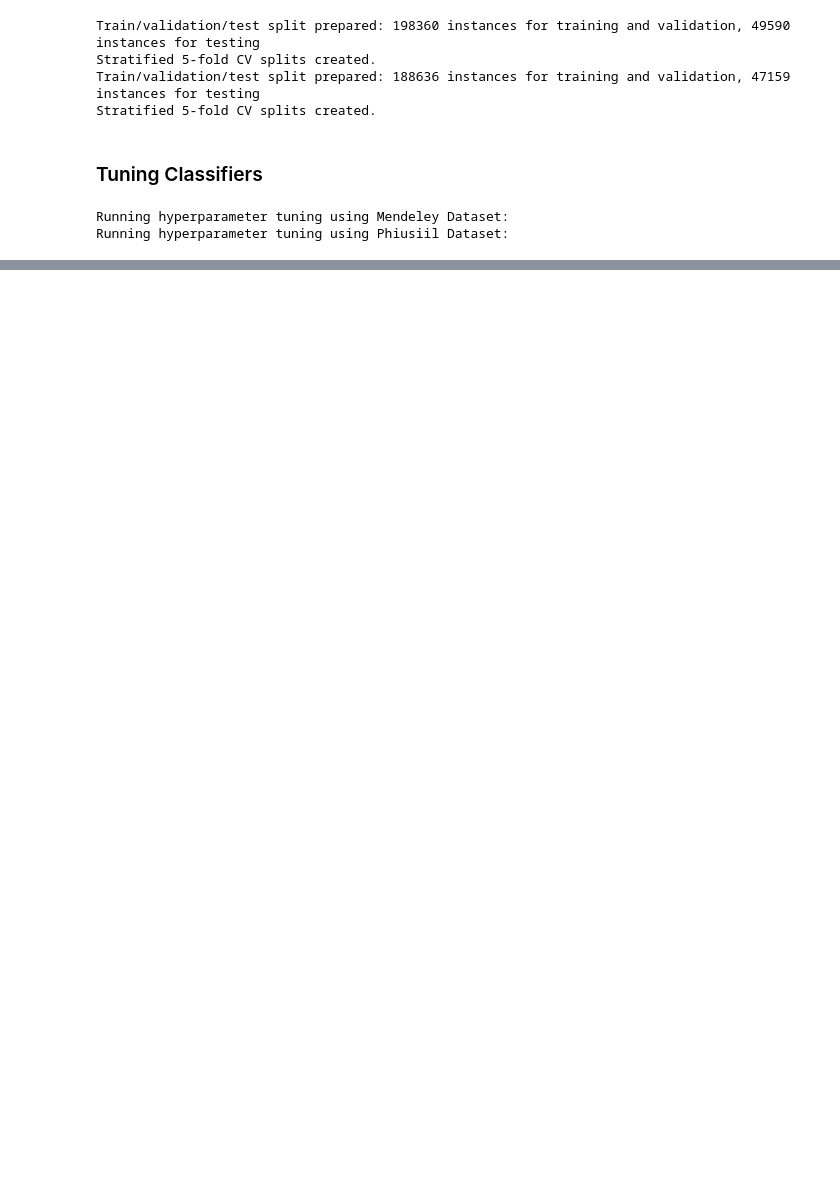
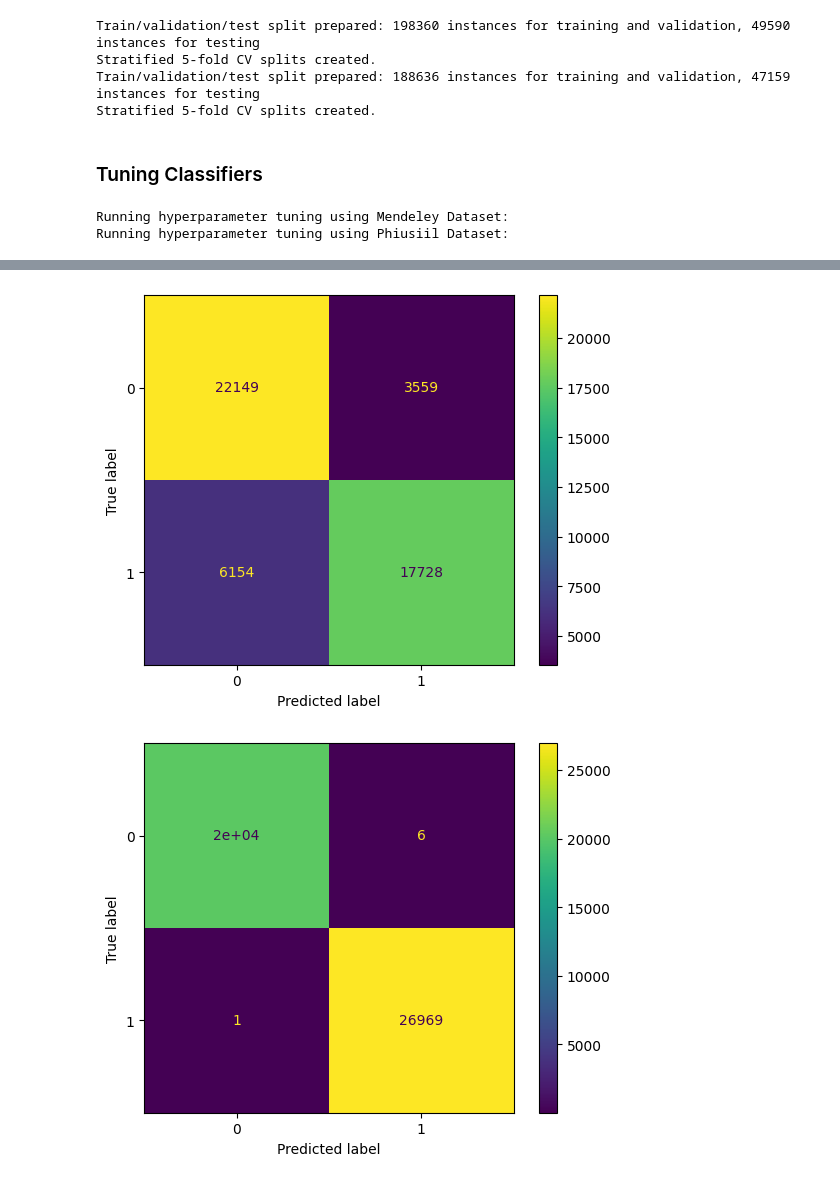
Before and after one commit to Ovais09/CSI5388-Group1-Project, a Jupyter notebook: src/basline_models.ipynb, the cells around one changed output, grey strips where cells are left out. Saved outputs shown, nothing was run; the diff lists cells and outputs as text; code cells hidden in the pictures; blank space fills up the shorter version.

Commit message:
creating logisitic regression classifier

```diff
--- a/src/basline_models.ipynb
+++ b/src/basline_models.ipynb
@@ -121,3 +121,80 @@ weighted avg       0.96      0.96      0.96     49590
 weighted avg       1.00      1.00      1.00     47159
 [figure]
 [figure]
+# %%
+import pandas as pd
+import numpy as np
+from copy import deepcopy
+
+from sklearn.linear_model import LogisticRegression
+from sklearn.pipeline import Pipeline
+from sklearn.preprocessing import MaxAbsScaler
+
+from data_preprocessing import create_train_test_val_sets, read_processed_data
+
+
+def sanitize_features(X: pd.DataFrame) -> pd.DataFrame:
+    """
+    Clean processed feature matrix loaded from CSV.
+    """
+    X = X.apply(pd.to_numeric, errors="coerce")
+    X = X.replace([np.inf, -np.inf], np.nan)
+    X = X.fillna(0)
+    return X
+
+
+# Clean NaNs from processed sparse CSVs
+x_mendeley = sanitize_features(x_mendeley)
+x_phiusiil = sanitize_features(x_phiusiil)
+
+# --------------------------------------------------
+# Create train/test splits
+# --------------------------------------------------
+mendeley_sets = create_train_test_val_sets(
+    x_mendeley, y_mendeley, label_col="Label", test_size=0.2, n_splits=5
+)
+
+phiusiil_sets = create_train_test_val_sets(
+    x_phiusiil, y_phiusiil, label_col="Label", test_size=0.2, n_splits=5
+)
+
+# --------------------------------------------------
+# Logistic Regression with tuned value C=10
+# --------------------------------------------------
+logreg_mendeley = Pipeline([
+    ("scaler", MaxAbsScaler()),
+    ("model", LogisticRegression(
+        C=10,
+        solver="saga",
+        class_weight="balanced",
+        max_iter=5000,
+        tol=1e-3,
+        random_state=42
+    ))
+])
+
+logreg_phiusiil = Pipeline([
+    ("scaler", MaxAbsScaler()),
+    ("model", LogisticRegression(
+        C=10,
+        solver="saga",
+        class_weight="balanced",
+        max_iter=5000,
+        tol=1e-3,
+        random_state=42
+    ))
+])
+
+# --------------------------------------------------
+# Reuse existing evaluation function
+# train_no_feature_selection(dataset, model)
+# --------------------------------------------------
+logreg_mendeley_baseline_no_fs = deepcopy(logreg_mendeley)
+logreg_phiusiil_baseline_no_fs = deepcopy(logreg_phiusiil)
+
+print("Logistic Regression Mendeley Results:")
+train_no_feature_selection(mendeley_sets, logreg_mendeley_baseline_no_fs)
+
+print("Logistic Regression Phiusiil Results:")
+train_no_feature_selection(phiusiil_sets, logreg_phiusiil_baseline_no_fs)
+# %% [output]
@@ -123,0 +218,2 @@ weighted avg       1.00      1.00      1.00     47159
+[figure, added]
+[figure, added]
```
Also changed, not shown: parts of 2 cells of this notebook.
